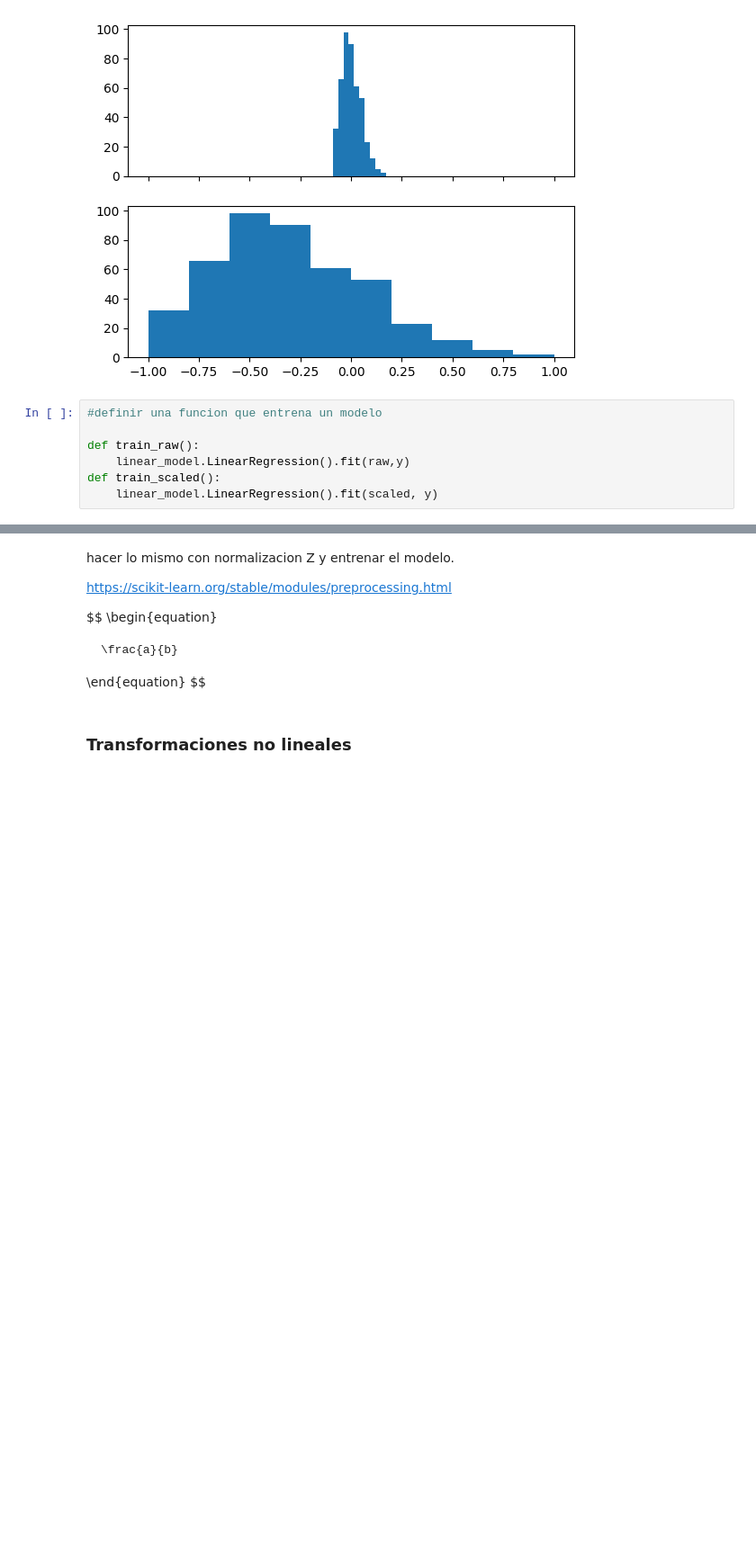
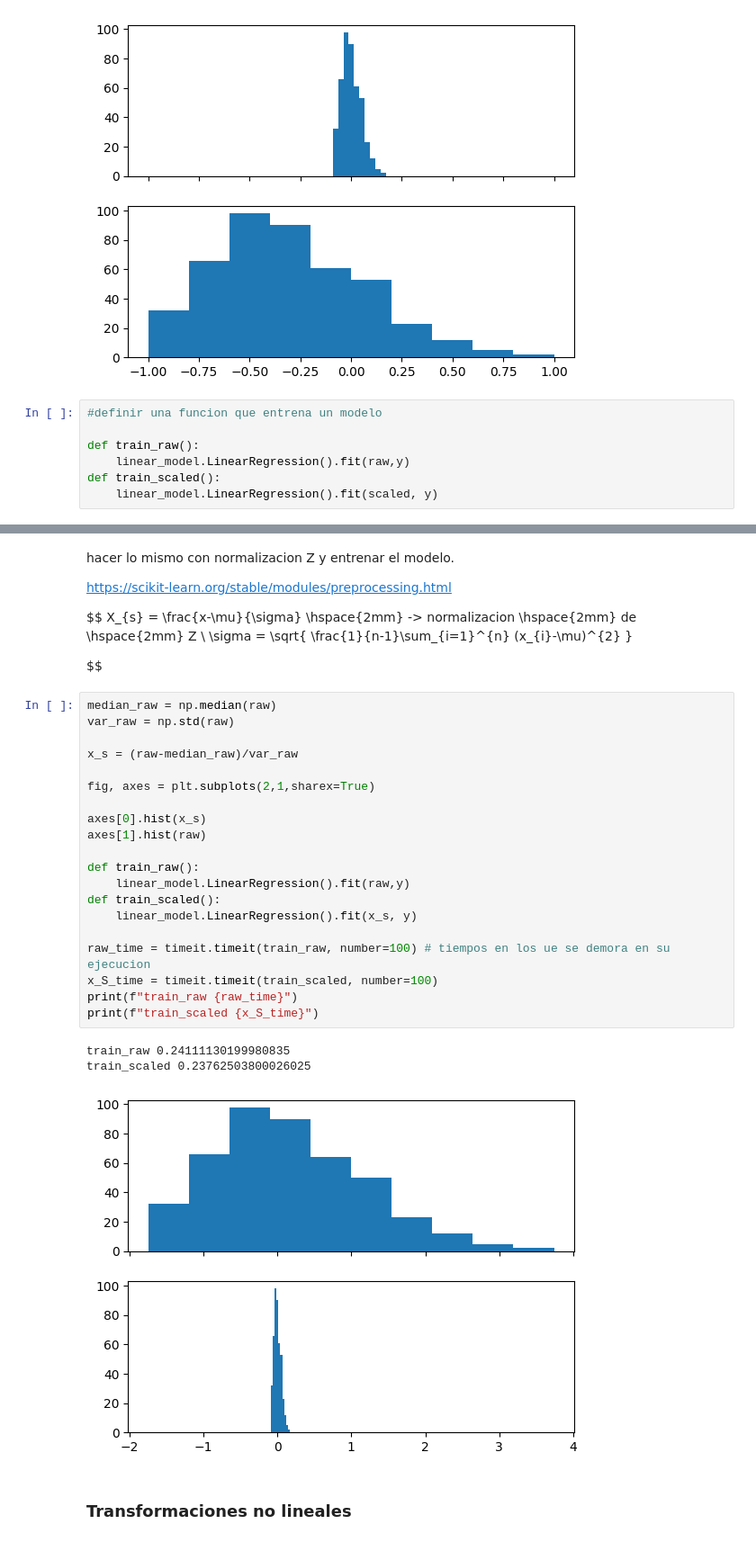
Before and after one commit to TeoZapata/linux_pc, a Jupyter notebook: Jupyter/EscalamientoDeDatos.ipynb, the cells around one changed output, grey strips where cells are left out. Shown: that part at 90% size. Cells and saved outputs as stored; diff of their text form; blank space fills up the shorter version.

```diff
--- a/Jupyter/EscalamientoDeDatos.ipynb
+++ b/Jupyter/EscalamientoDeDatos.ipynb
@@ -51,12 +51,35 @@ https://scikit-learn.org/stable/modules/preprocessing.html
 
 
 $$
-\begin{equation}
+   X_{s} = \frac{x-\mu}{\sigma} \hspace{2mm} -> normalizacion \hspace{2mm} de \hspace{2mm} Z
+   \\
+   \sigma = \sqrt{ \frac{1}{n-1}\sum_{i=1}^{n} (x_{i}-\mu)^{2}  }
 
-    \frac{a}{b}
-
-\end{equation}
 $$
+# %%
+median_raw = np.median(raw)
+var_raw = np.std(raw)
+
+x_s = (raw-median_raw)/var_raw
+
+fig, axes = plt.subplots(2,1,sharex=True)
+
+axes[0].hist(x_s)
+axes[1].hist(raw)
+
+def train_raw():
+    linear_model.LinearRegression().fit(raw,y)
+def train_scaled():
+    linear_model.LinearRegression().fit(x_s, y)
+
+raw_time = timeit.timeit(train_raw, number=100) # tiempos en los ue se demora en su ejecucion
+x_S_time = timeit.timeit(train_scaled, number=100)
+print(f"train_raw {raw_time}")
+print(f"train_scaled {x_S_time}")
+# %% [output]
+train_raw 0.24111130199980835
+train_scaled 0.23762503800026025
+[figure, added]
 # %% [markdown]
 ### Transformaciones no lineales
 # %%
```
Also changed, not shown: parts of 1 cell of this notebook.
